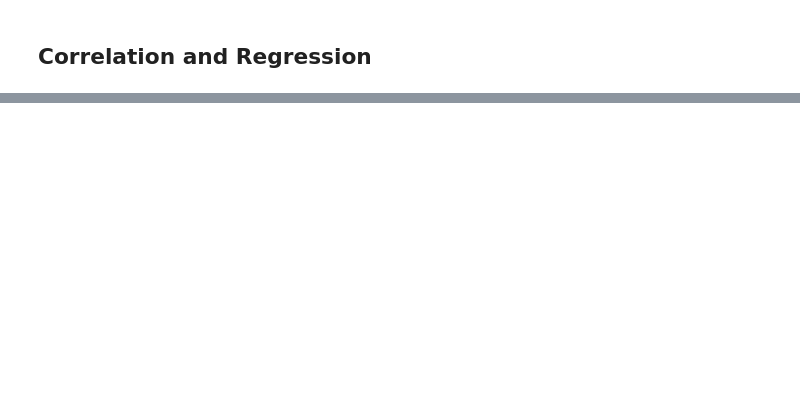
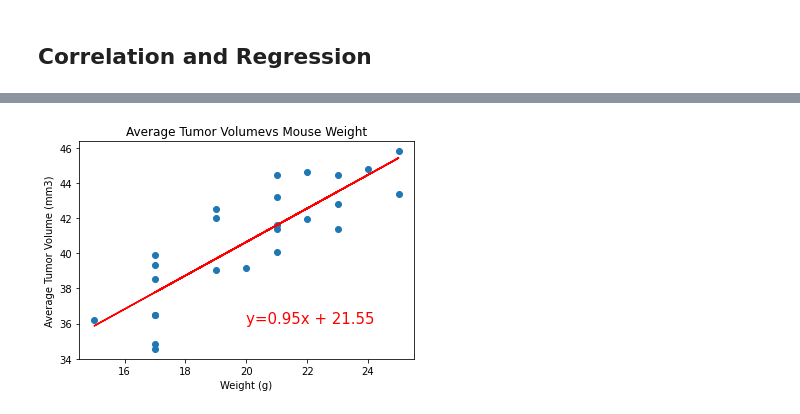
Before and after one commit to j-eikens/matplotlib-challenge, a Jupyter notebook: Pymaceuticals/pymaceuticals_starter.ipynb, the cells around one changed output, grey strips where cells are left out. Saved outputs shown, nothing was run; the diff lists cells and outputs as text; code cells hidden in the pictures; blank space fills up the shorter version.

```diff
--- a/Pymaceuticals/pymaceuticals_starter.ipynb
+++ b/Pymaceuticals/pymaceuticals_starter.ipynb
@@ -461,12 +316,20 @@ print(f' The correlation coefficient between mouse weight and tumor volume is {c
 # %%
 #linear regression
 
 #need lables n such
 
 slope, int, rvalue, pvalue, std_err = st.linregress(x_axis, y_axis)
 line = slope * x_axis + int
 line_eq = 'y=' + str(round(slope, 2)) + 'x + ' + str(round(int, 2))
 
 plt.scatter(x_axis, y_axis)
 plt.plot(x_axis,line,'r')
 plt.annotate(line_eq,(20, 36), fontsize = 15, color = 'red')
+
+plt.ylabel('Average Tumor Volume (mm3)')
+plt.xlabel('Weight (g)')
+plt.title('Average Tumor Volumevs Mouse Weight')
+
+plt.show()
+# %% [output]
+[figure, added]
```
Also changed, not shown: parts of 23 cells of this notebook.
